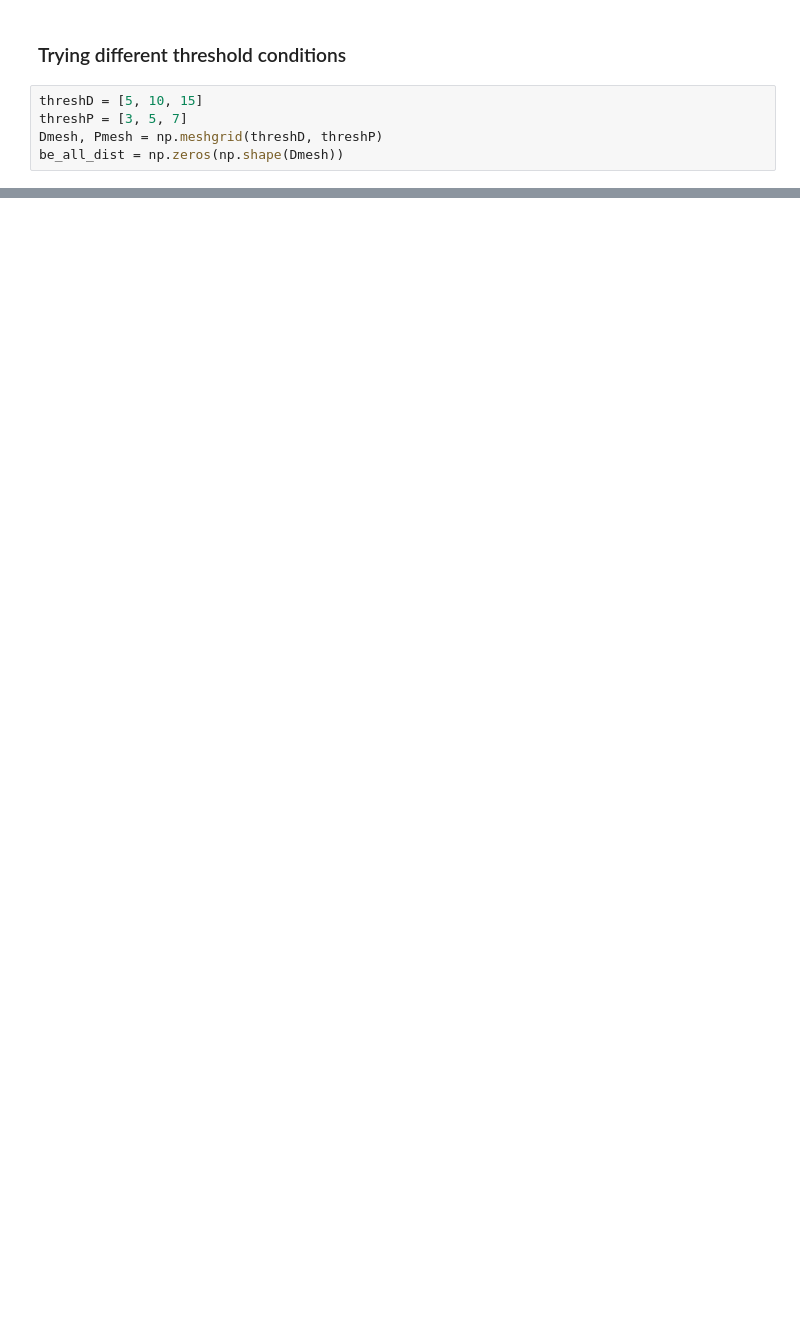
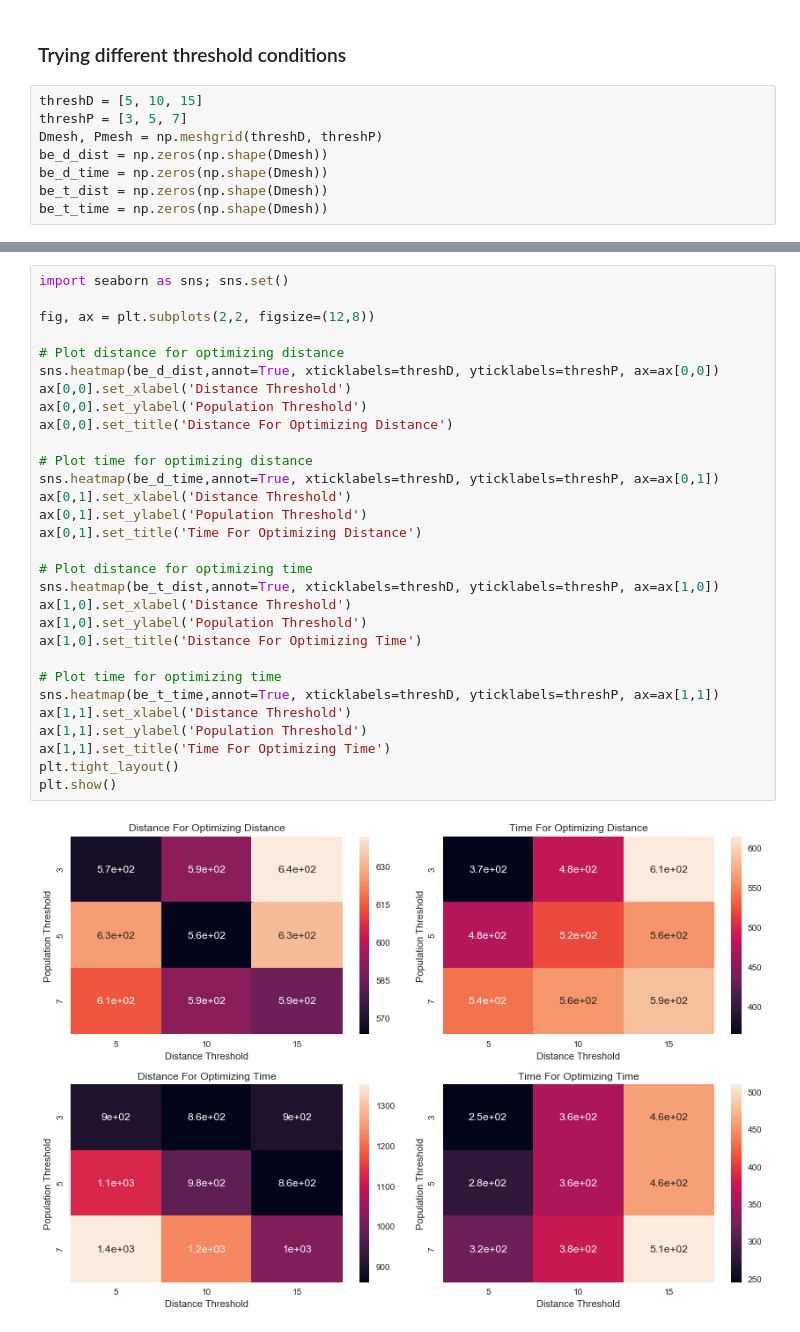
Before and after one commit to rshally/AM207, a Jupyter notebook: Spencer/Pset 5/Hallyburton_HW5.ipynb, the cells around one changed output, grey strips where cells are left out. Cells and saved outputs as stored; diff of their text form; blank space fills up the shorter version.

```diff
--- a/Spencer/Pset 5/Hallyburton_HW5.ipynb
+++ b/Spencer/Pset 5/Hallyburton_HW5.ipynb
@@ -481,6 +492,9 @@ After performing the annealing algorithm to optimize tour time and tour distance
 threshD = [5, 10, 15]
 threshP = [3, 5, 7]
 Dmesh, Pmesh = np.meshgrid(threshD, threshP)
-be_all_dist = np.zeros(np.shape(Dmesh))
+be_d_dist = np.zeros(np.shape(Dmesh))
+be_d_time = np.zeros(np.shape(Dmesh))
+be_t_dist = np.zeros(np.shape(Dmesh))
+be_t_time = np.zeros(np.shape(Dmesh))
 # %%
 # Run annealing algorithm over a grid of parameters optimizing for distance
@@ -539,0 +597,32 @@ plt.show()
+# %%
+import seaborn as sns; sns.set()
+
+fig, ax = plt.subplots(2,2, figsize=(12,8))
+
+# Plot distance for optimizing distance
+sns.heatmap(be_d_dist,annot=True, xticklabels=threshD, yticklabels=threshP, ax=ax[0,0])
+ax[0,0].set_xlabel('Distance Threshold')
+ax[0,0].set_ylabel('Population Threshold')
+ax[0,0].set_title('Distance For Optimizing Distance')
+
+# Plot time for optimizing distance
+sns.heatmap(be_d_time,annot=True, xticklabels=threshD, yticklabels=threshP, ax=ax[0,1])
+ax[0,1].set_xlabel('Distance Threshold')
+ax[0,1].set_ylabel('Population Threshold')
+ax[0,1].set_title('Time For Optimizing Distance')
+
+# Plot distance for optimizing time
+sns.heatmap(be_t_dist,annot=True, xticklabels=threshD, yticklabels=threshP, ax=ax[1,0])
+ax[1,0].set_xlabel('Distance Threshold')
+ax[1,0].set_ylabel('Population Threshold')
+ax[1,0].set_title('Distance For Optimizing Time')
+
+# Plot time for optimizing time
+sns.heatmap(be_t_time,annot=True, xticklabels=threshD, yticklabels=threshP, ax=ax[1,1])
+ax[1,1].set_xlabel('Distance Threshold')
+ax[1,1].set_ylabel('Population Threshold')
+ax[1,1].set_title('Time For Optimizing Time')
+plt.tight_layout()
+plt.show()
+# %% [output]
+[figure, added]
```
Also changed, not shown: parts of 15 cells of this notebook, 2 other files.
